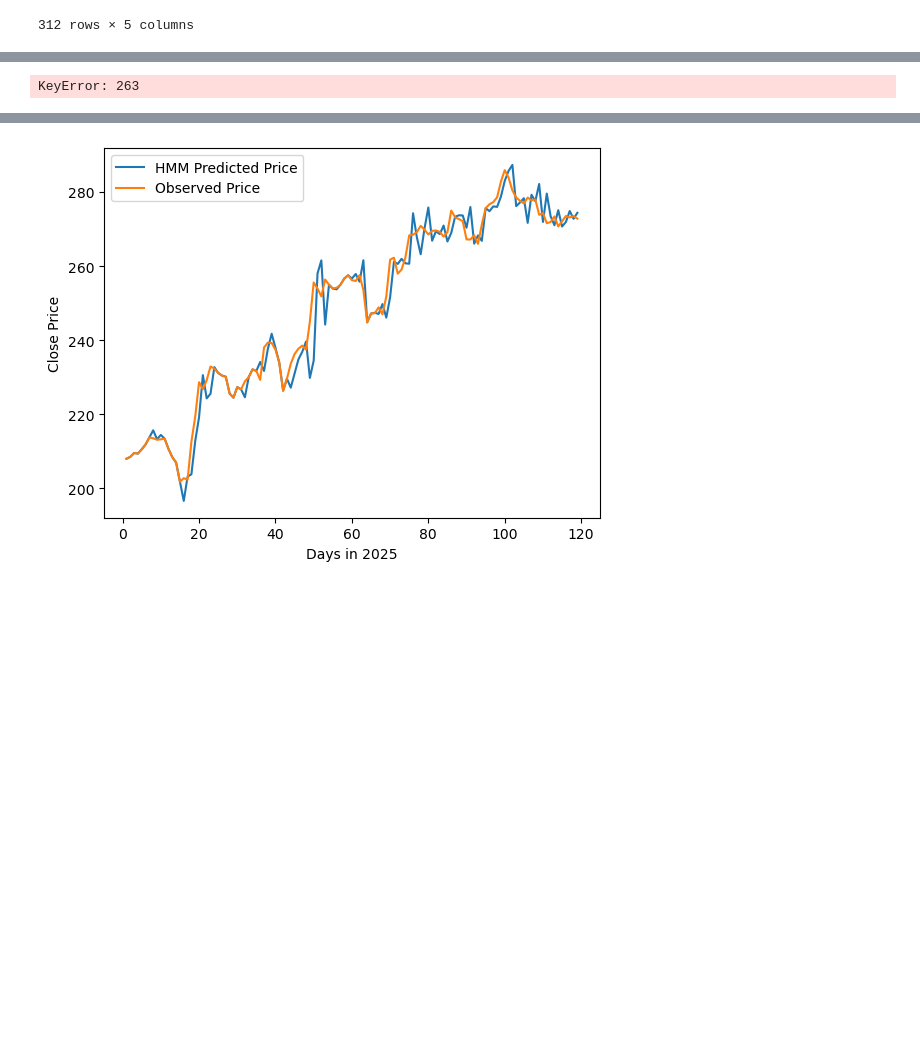
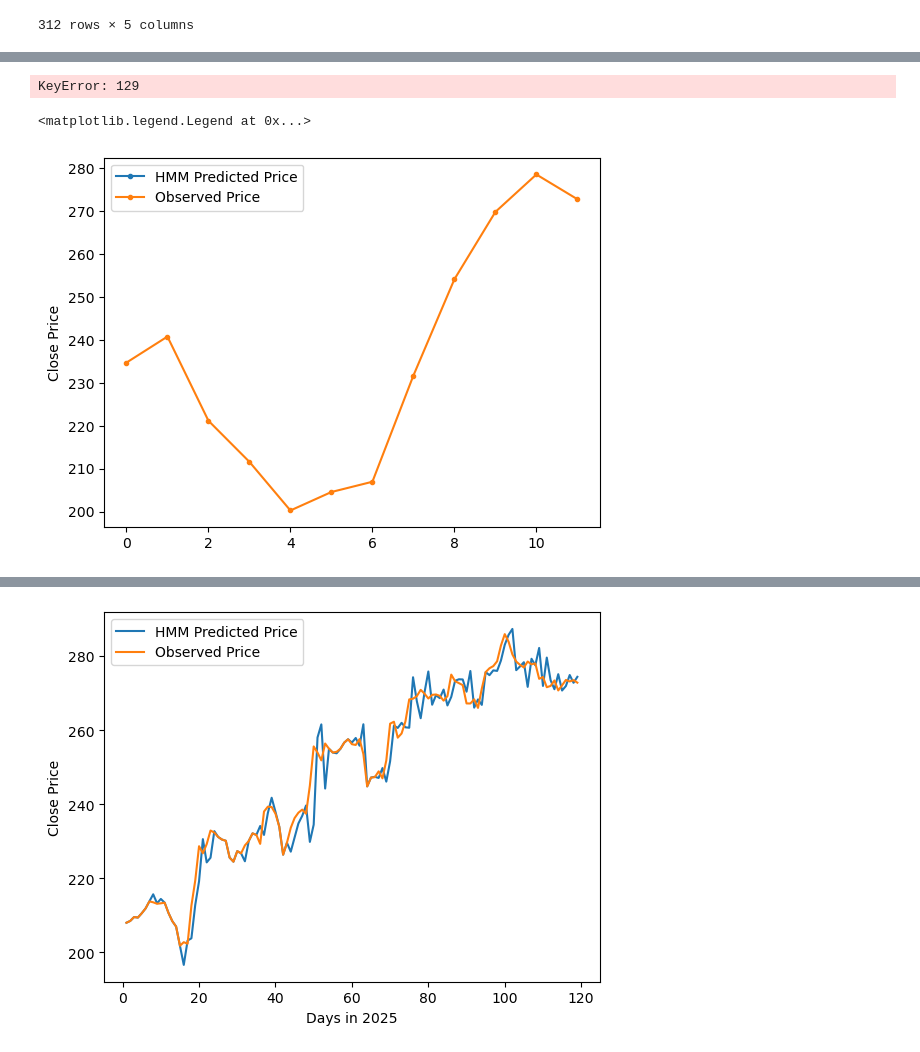
Before and after one commit to anderswol/AppStat2, a Jupyter notebook: Aske/aske_medstocks.ipynb, the cells around one changed output, grey strips where cells are left out. Drawn from its saved outputs; the diff is of its cells as text; code cells hidden in the pictures; blank space fills up the shorter version.

```diff
--- a/Aske/aske_medstocks.ipynb
+++ b/Aske/aske_medstocks.ipynb
@@ -98,7 +98,7 @@ T = data.shape[0]
 temp_T = T
 first_time = True
 
-window = 50
+window = 100
 
 # Sliding window approach to predict future prices
 while T < temp_T + predict_size:
@@ -127,7 +127,7 @@ while T < temp_T + predict_size:
     min_diff = float('inf')
     min_t = T
     min_likelihood = original_likelihood
-    while t-predict_size>  0:
+    while t-window>  0:
         t = t-1
 
         train_data = obs.iloc[t-window:t]
@@ -153,11 +153,13 @@ truncated_obs = obs.iloc[T-predict_size:T]
 
 for i in truncated_obs['Close']:
   close.append(i)
-
-# plt.plot(hmm_price,marker='.', label = "HMM Predicted Price")
-# plt.plot(close,marker = '.', label= "Observed Price")
-# plt.ylabel("Close Price")
-# plt.legend()
-# plt.show()
 # %% [output]
-KeyError: 263
+KeyError: 129
+# %%
+plt.plot(hmm_price,marker='.', label = "HMM Predicted Price")
+plt.plot(close,marker = '.', label= "Observed Price")
+plt.ylabel("Close Price")
+plt.legend()
+# %% [output]
+<matplotlib.legend.Legend at 0x...>
+[figure, added]
```
Also changed, not shown: parts of 6 cells of this notebook.
